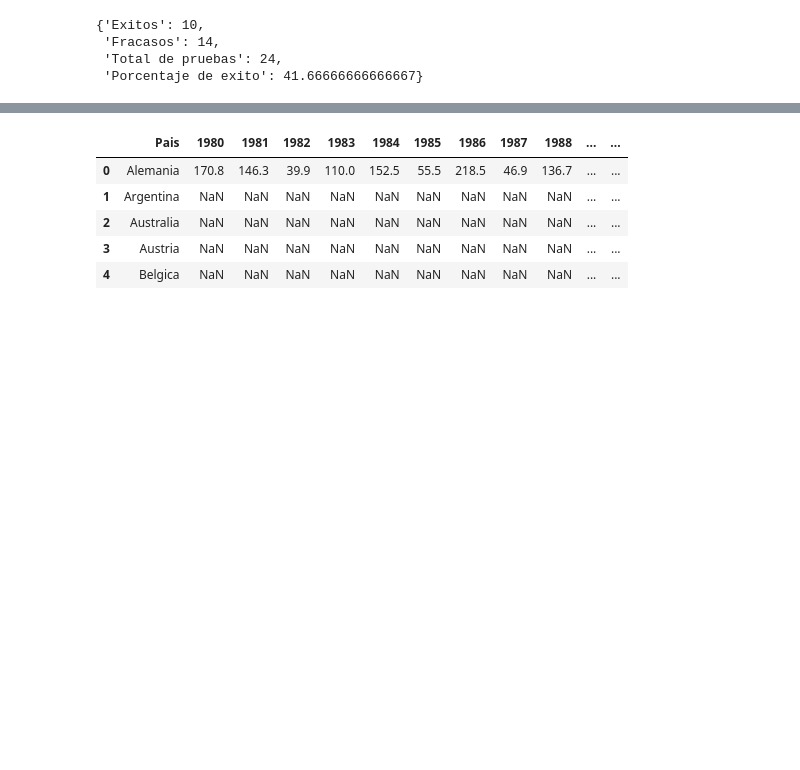
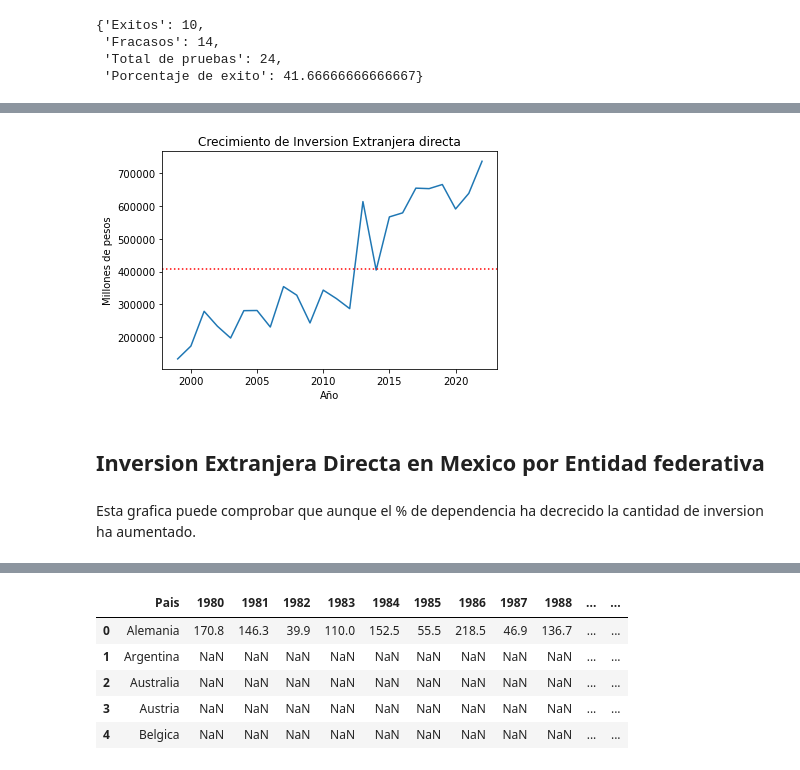
Before and after one commit to OctavioPB/Data-Analyst-Projects, a Jupyter notebook: InversionExtranjeraDirecta2023/Inversion Extranjera Directa en Mexico 2023.ipynb, the cells around one changed output, grey strips where cells are left out. Drawn from its saved outputs; the diff is of its cells as text; code cells hidden in the pictures; blank space fills up the shorter version.

```diff
--- a/InversionExtranjeraDirecta2023/Inversion Extranjera Directa en Mexico 2023.ipynb
+++ b/InversionExtranjeraDirecta2023/Inversion Extranjera Directa en Mexico 2023.ipynb
@@ -202,3 +220,11 @@ modelado
+# %%
+graficar("Crecimiento de Inversion Extranjera directa", "Año", "Millones de pesos", IED_PIB['Año'], IED_PIB['IED'] )
+# %% [output]
+[figure, added]
+# %% [markdown]
+## Inversion Extranjera Directa en Mexico por Entidad federativa
+# %% [markdown]
+Esta grafica puede comprobar que aunque el % de dependencia ha decrecido la cantidad de inversion ha aumentado.
 # %%
 # Inversion Directa por Entidad Federativa
 
```
Also changed, not shown: parts of 7 cells of this notebook, 1 other file.
